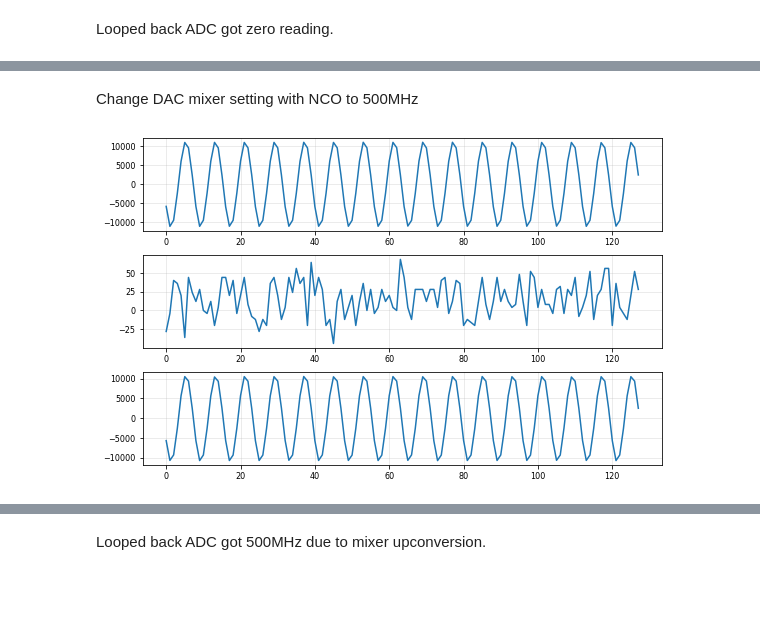
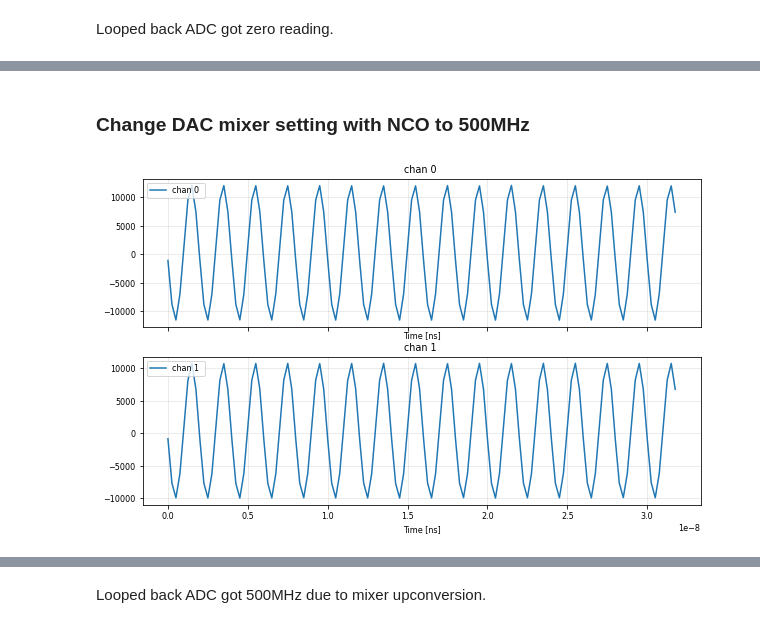
Before and after one commit to BerkeleyLab/LBNL-DSLLRF, a Jupyter notebook: doc/rfsocMTS.ipynb, the cells around one changed output, grey strips where cells are left out. Cells and saved outputs as stored; diff of their text form; code cells hidden in the pictures; blank space fills up the shorter version.

```diff
--- a/doc/rfsocMTS.ipynb
+++ b/doc/rfsocMTS.ipynb
@@ -195,2 +234,2 @@ gridplot(AlignedCaptureSamples, pStart=0, pNumSamples=128).show()
 # %% [markdown]
-Change DAC mixer setting with NCO to 500MHz
+### Change DAC mixer setting with NCO to 500MHz
@@ -209,4 +241,5 @@ ol.internal_capture(AlignedCaptureSamples)
-# %%
-gridplot(AlignedCaptureSamples, pStart=0, pNumSamples=128).show()
-# %% [output]
-[figure, removed]
+# %%
+ol.internal_capture(AlignedCaptureSamples)
+plot_adc_wfm(AlignedCaptureSamples[::2, :128])
+# %% [output]
+[figure, added]
```
Also changed, not shown: parts of 26 cells of this notebook.
